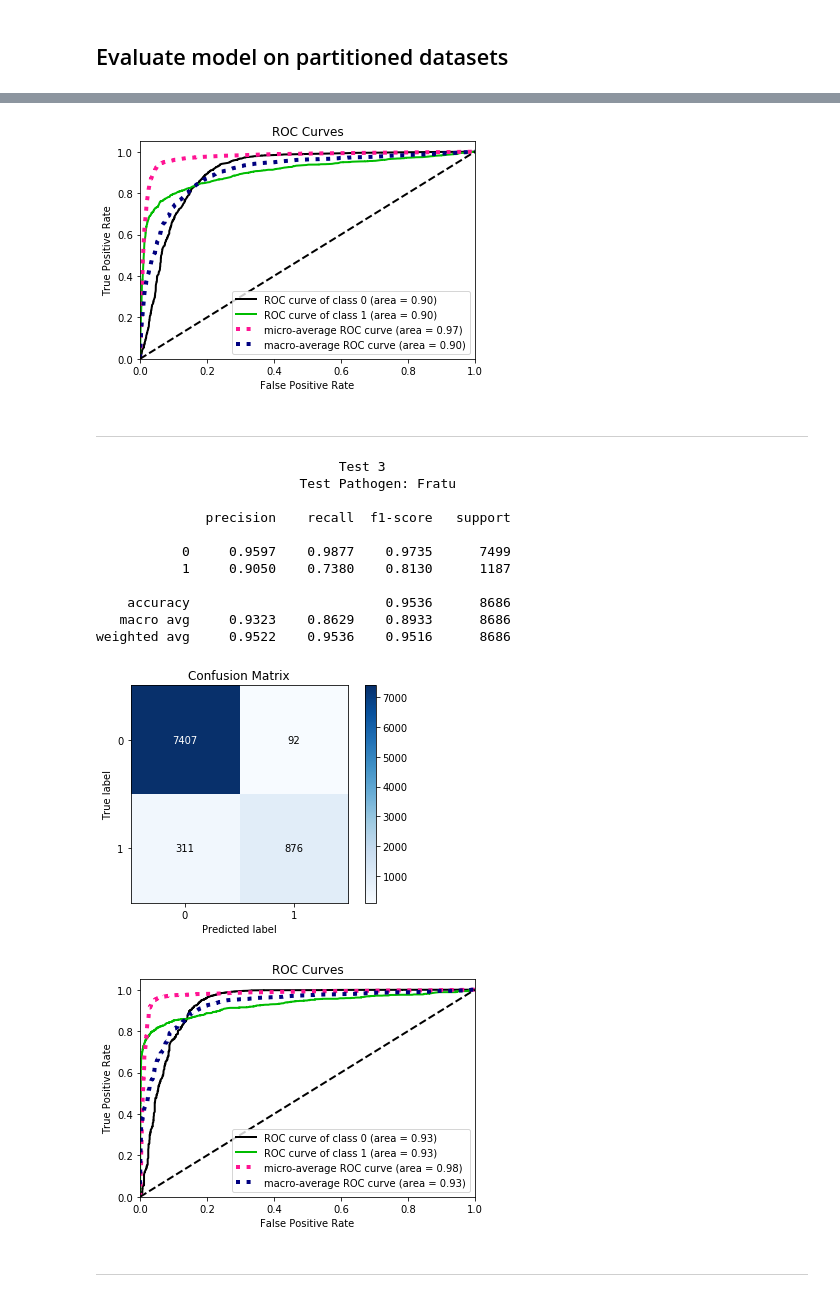
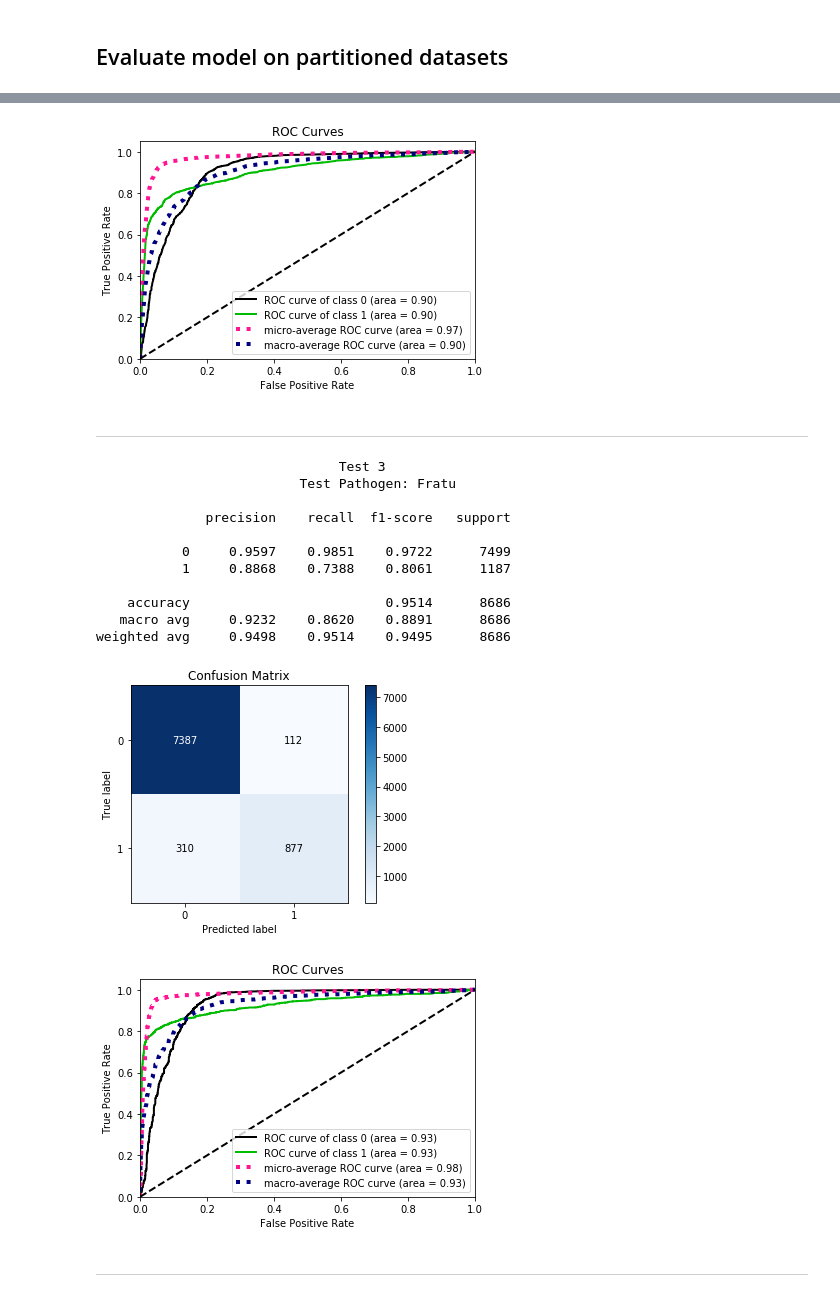
Before and after one commit to reinhartg/HP-PPI-prediction, a Jupyter notebook: codes/4. Classifier Training.ipynb, the cells around one changed output, grey strips where cells are left out. Saved outputs shown, nothing was run; the diff lists cells and outputs as text; code cells hidden in the pictures.

```diff
--- a/codes/4. Classifier Training.ipynb
+++ b/codes/4. Classifier Training.ipynb
@@ -64,10 +65,11 @@ X, y = get_dataset(pathogens)
 print('Loaded %i samples with %i features' % X.shape)
 
 # Split into training and testing sets
-X_train, X_valid, y_train, y_valid = train_test_split(X, y, train_size=0.75, random_state=7149)
+X_train, X_valid, y_train, y_valid = train_test_split(X, y, train_size=0.75,
+                                                      stratify=y, random_state=SEED)
 
-# Set up classifier
-clf = XGBClassifier(n_estimators=1000, random_state=47, n_jobs=5)
+# Set up base classifier
+clf = XGBClassifier(n_estimators=2000, random_state=SEED, n_jobs=-1)
 # %% [output]
 Loaded 64234 samples with 4456 features
 # %%
@@ -76,7 +78,7 @@ def f1_eval(y, t):
     y_true = t.get_label()
     y_pred = [1. if y_i > 0.5 else 0. for y_i in y] # binarize output
 
-    f1_error = 1 - f1_score(y_true, y_pred)
+    f1_error = 1 - f1_score(y_true, y_pred) # eval_metric must be minimized
     return 'f1-error', f1_error
 
 # Define objective function
@@ -87,28 +89,23 @@ def objective(params):
                 verbose=False)
 
     score = f1_score(y_valid, clf.predict(X_valid, ntree_limit=clf.best_ntree_limit))
-
-    return score
-
-def f(params):
-    score = get_score(params)
     return {'loss': -score, 'status': STATUS_OK}
 # %%
 # Define hyperparameter search space
 param_space = {
     'max_depth': hp.choice('max_depth', range(1, 51)),
-    'learning_rate': hp.uniform('learning_rate', 0.001, 1.0),
-    'min_child_weight': hp.choice('min_child_weight', range(31)),
-    'max_delta_step': hp.choice('max_delta_step', range(21)),
-    'gamma': hp.uniform('gamma', 0, 10),
+    'learning_rate': hp.uniform('learning_rate', 0.01, 2.0),
+    'min_child_weight': hp.choice('min_child_weight', range(21)),
+    'max_delta_step': hp.choice('max_delta_step', range(31)),
+    'gamma': hp.uniform('gamma', 0, 5),
 
-    'subsample': hp.uniform('subsample', 0.2, 1),
+    'subsample': hp.uniform('subsample', 0.4, 1),
     'colsample_bytree': hp.uniform('colsample_bytree', 0.2, 1),
     'colsample_bylevel': hp.uniform('colsample_bylevel', 0.2, 1),
 
     'reg_alpha': hp.uniform('reg_alpha', 0, 10),
-    'reg_lambda': hp.uniform('reg_lambda', 0, 10),
-    'scale_pos_weight': hp.uniform('scale_pos_weight', 0.1, 10)
+    'reg_lambda': hp.uniform('reg_lambda', 0, 30),
+    'scale_pos_weight': hp.uniform('scale_pos_weight', 0.1, 20)
 }
 
 # Begin optimization
@@ -157,6 +154,6 @@ for param in param_space.keys():
 # %%
 # Set up classifier
-_ = clf.set_params(**best_params, n_jobs=-1)
+_ = clf.set_params(**best_params)
 
 # Train with validation
 _ = clf.fit(X_train, y_train, eval_set=[(X_valid, y_valid)],
@@ -197,7 +194,7 @@ for p_test in pathogens:
 
     # Train classifier with validation set
     X_train, X_valid, y_train, y_valid = train_test_split(X_train, y_train, train_size=0.75,
-                                                          random_state=47)
+                                                          stratify=y_train, random_state=SEED)
 
     _ = clf.fit(X_train, y_train, eval_set=[(X_valid, y_valid)],
                 eval_metric=f1_eval, early_stopping_rounds=100,
@@ -249,17 +246,17 @@ weighted avg     0.9381    0.9409    0.9390     31678
 [figure]
-[figure, old version]
+[figure, new version]
 <hr></hr>
                                Test 3
                           Test Pathogen: Fratu
 
               precision    recall  f1-score   support
 
-           0     0.9597    0.9877    0.9735      7499
-           1     0.9050    0.7380    0.8130      1187
+           0     0.9597    0.9851    0.9722      7499
+           1     0.8868    0.7388    0.8061      1187
 
-    accuracy                         0.9536      8686
-   macro avg     0.9323    0.8629    0.8933      8686
-weighted avg     0.9522    0.9536    0.9516      8686
+    accuracy                         0.9514      8686
+   macro avg     0.9232    0.8620    0.8891      8686
+weighted avg     0.9498    0.9514    0.9495      8686
 [figure]
-[figure, old version]
+[figure, new version]
 <hr></hr>
```
Also changed, not shown: parts of 5 cells of this notebook, 1 other file.
